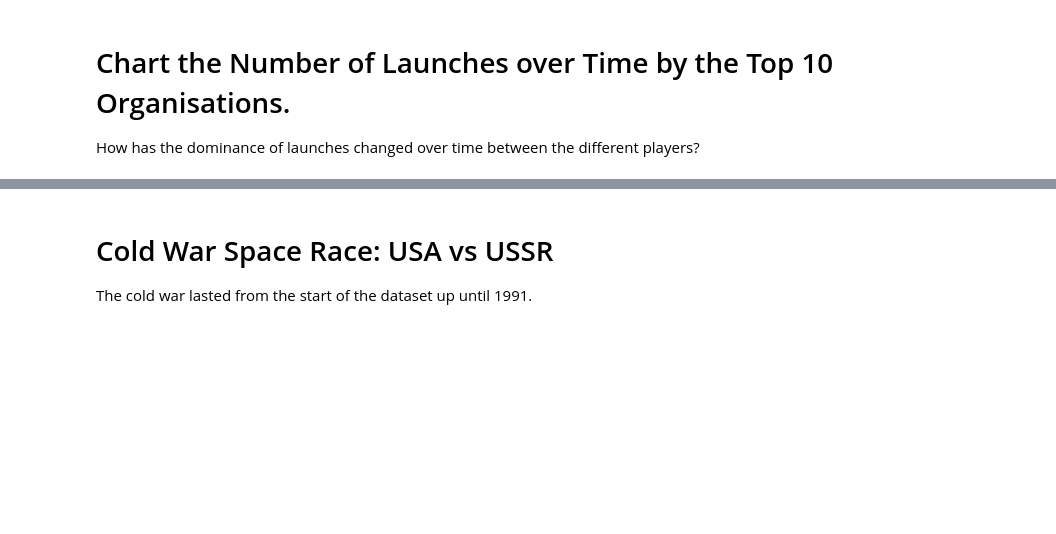
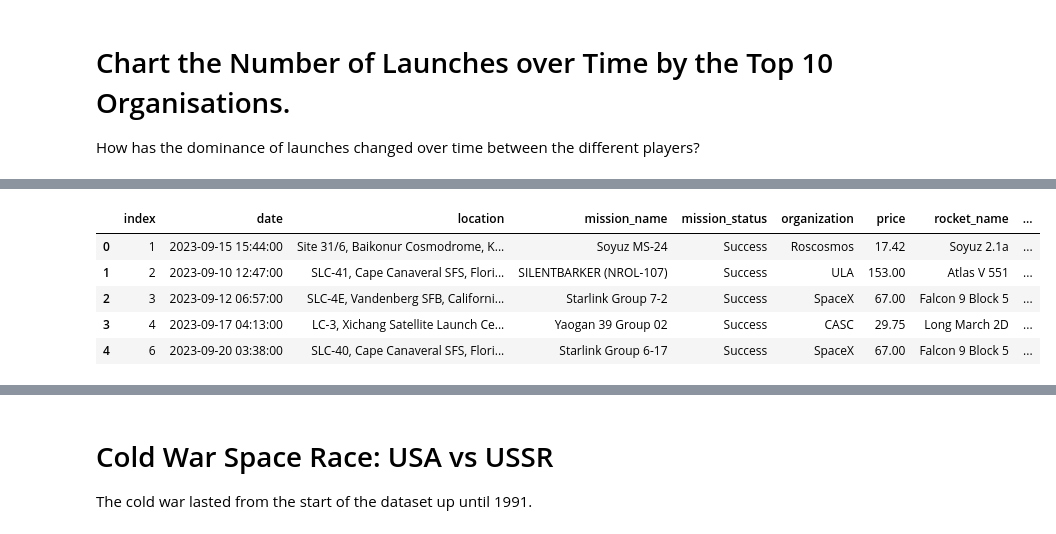
Before and after one commit to johnpapwinter/space-race-data-analysis, a Jupyter notebook: Space_Missions_Analysis.ipynb, the cells around one changed output, grey strips where cells are left out. Cells and saved outputs as stored; diff of their text form; code cells hidden in the pictures; blank space fills up the shorter version.

```diff
--- a/Space_Missions_Analysis.ipynb
+++ b/Space_Missions_Analysis.ipynb
@@ -705,0 +723,10 @@ How has the dominance of launches changed over time between the different player
+# %%
+df_top_10 = df[df['organization'].isin(top_10_organizations)]
+df_top_10.reset_index().head()
+# %% [output]
+|  | index | date | location | mission_name | mission_status | organization | price | rocket_name | ... |
+| 0 | 1 | 2023-09-15 15:44:00 | Site 31/6, Baikonur Cosmodrome, K... | Soyuz MS-24 | Success | Roscosmos | 17.42 | Soyuz 2.1a | ... |
+| 1 | 2 | 2023-09-10 12:47:00 | SLC-41, Cape Canaveral SFS, Flori... | SILENTBARKER (NROL-107) | Success | ULA | 153.00 | Atlas V 551 | ... |
+| 2 | 3 | 2023-09-12 06:57:00 | SLC-4E, Vandenberg SFB, Californi... | Starlink Group 7-2 | Success | SpaceX | 67.00 | Falcon 9 Block 5 | ... |
+| 3 | 4 | 2023-09-17 04:13:00 | LC-3, Xichang Satellite Launch Ce... | Yaogan 39 Group 02 | Success | CASC | 29.75 | Long March 2D | ... |
+| 4 | 6 | 2023-09-20 03:38:00 | SLC-40, Cape Canaveral SFS, Flori... | Starlink Group 6-17 | Success | SpaceX | 67.00 | Falcon 9 Block 5 | ... |
```
Also changed, not shown: parts of 5 cells of this notebook.
